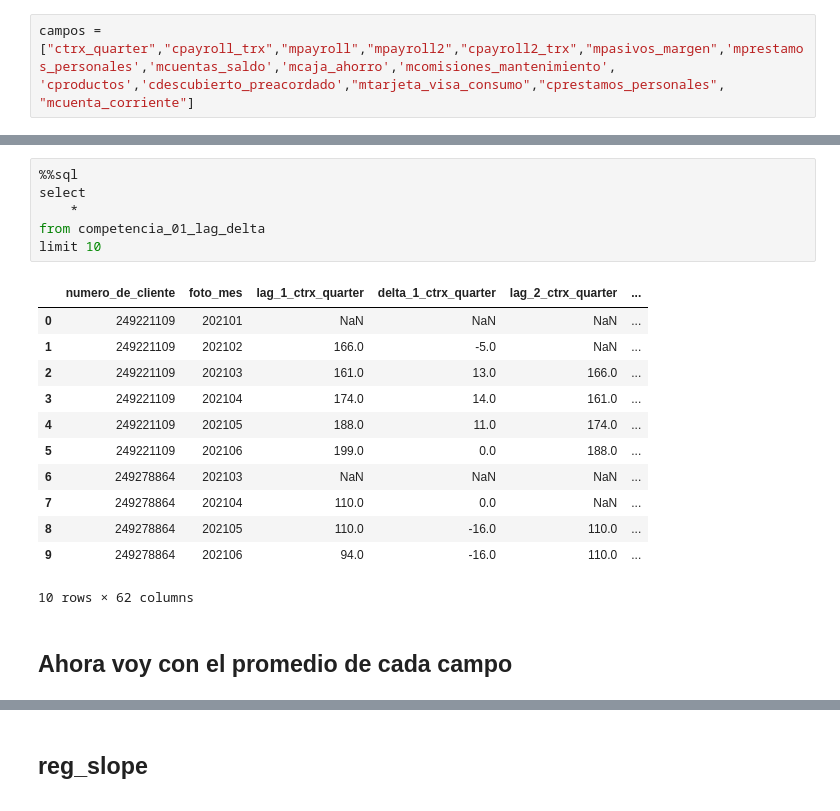
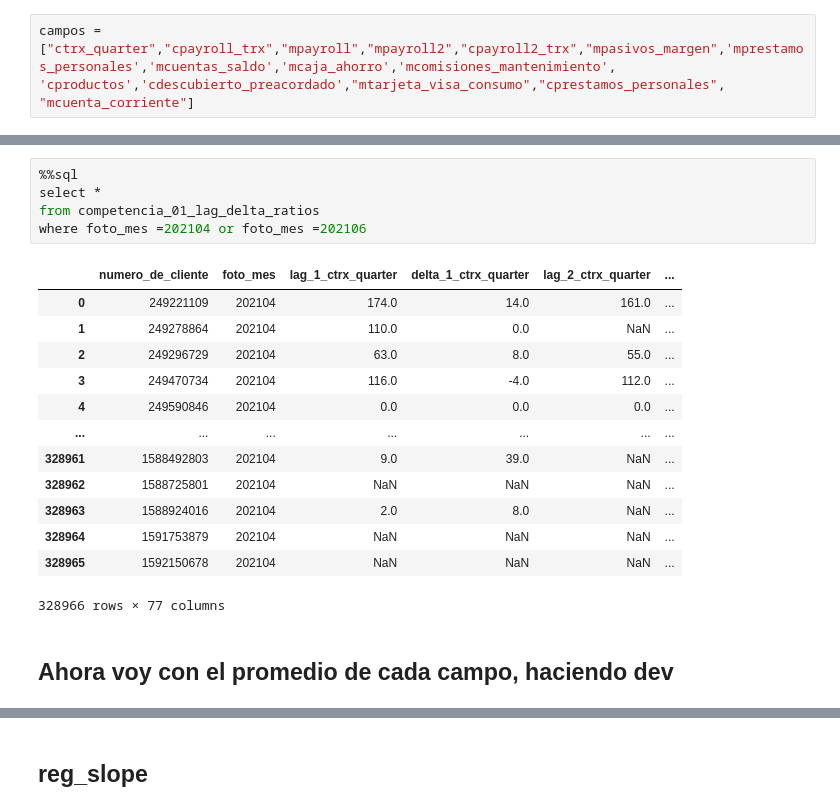
Before and after one commit to dmecoyfin/dmeyf2024, a Jupyter notebook: src/Competencia_1/Feature_Engineering_en_SQL.ipynb, the cells around one changed output, grey strips where cells are left out. Drawn from its saved outputs; the diff is of its cells as text.

```diff
--- a/src/Competencia_1/Feature_Engineering_en_SQL.ipynb
+++ b/src/Competencia_1/Feature_Engineering_en_SQL.ipynb
@@ -278,26 +379,26 @@ FROM competencia_01
 # %% [output]
 |  | Success |
-# %%
-%%sql
-select
-    *
-from competencia_01_lag_delta
-limit 10
-# %% [output]
-|  | numero_de_cliente | foto_mes | lag_1_ctrx_quarter | delta_1_ctrx_quarter | lag_2_ctrx_quarter | ... |
-| 0 | 249221109 | 202101 | NaN | NaN | NaN | ... |
-| 1 | 249221109 | 202102 | 166.0 | -5.0 | NaN | ... |
-| 2 | 249221109 | 202103 | 161.0 | 13.0 | 166.0 | ... |
-| 3 | 249221109 | 202104 | 174.0 | 14.0 | 161.0 | ... |
-| 4 | 249221109 | 202105 | 188.0 | 11.0 | 174.0 | ... |
-| 5 | 249221109 | 202106 | 199.0 | 0.0 | 188.0 | ... |
-| 6 | 249278864 | 202103 | NaN | NaN | NaN | ... |
-| 7 | 249278864 | 202104 | 110.0 | 0.0 | NaN | ... |
-| 8 | 249278864 | 202105 | 110.0 | -16.0 | 110.0 | ... |
-| 9 | 249278864 | 202106 | 94.0 | -16.0 | 110.0 | ... |
-10 rows × 62 columns
+# %%
+%%sql
+select *
+from competencia_01_lag_delta_ratios
+where foto_mes =202104 or foto_mes =202106
+# %% [output]
+|  | numero_de_cliente | foto_mes | lag_1_ctrx_quarter | delta_1_ctrx_quarter | lag_2_ctrx_quarter | ... |
+| 0 | 249221109 | 202104 | 174.0 | 14.0 | 161.0 | ... |
+| 1 | 249278864 | 202104 | 110.0 | 0.0 | NaN | ... |
+| 2 | 249296729 | 202104 | 63.0 | 8.0 | 55.0 | ... |
+| 3 | 249470734 | 202104 | 116.0 | -4.0 | 112.0 | ... |
+| 4 | 249590846 | 202104 | 0.0 | 0.0 | 0.0 | ... |
+| ... | ... | ... | ... | ... | ... | ... |
+| 328961 | 1588492803 | 202104 | 9.0 | 39.0 | NaN | ... |
+| 328962 | 1588725801 | 202104 | NaN | NaN | NaN | ... |
+| 328963 | 1588924016 | 202104 | 2.0 | 8.0 | NaN | ... |
+| 328964 | 1591753879 | 202104 | NaN | NaN | NaN | ... |
+| 328965 | 1592150678 | 202104 | NaN | NaN | NaN | ... |
+328966 rows × 77 columns
 # %% [markdown]
-## Ahora voy con el promedio de cada campo
+## Ahora voy con el promedio de cada campo, haciendo dev
 # %%
 nuevos_features = ""
 for campo in campos:
```
Also changed, not shown: parts of 22 cells of this notebook, 1 other file.
